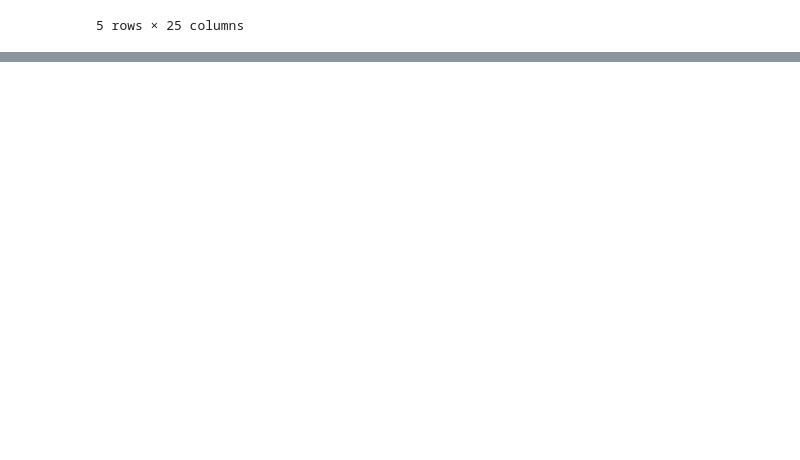
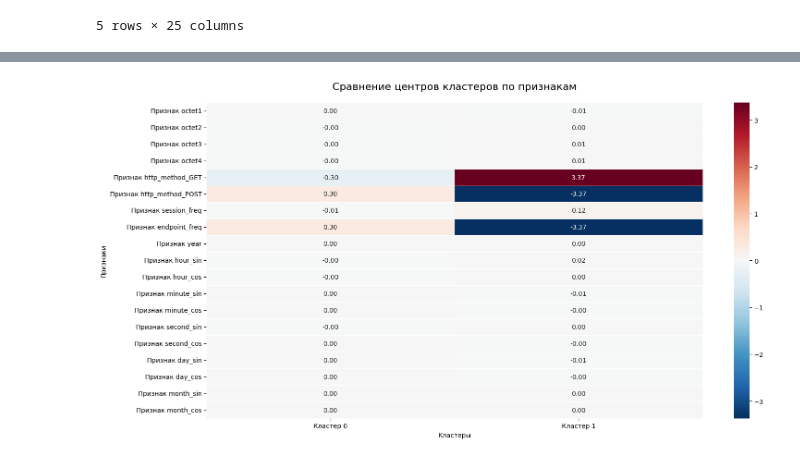
Before and after one commit to MatveyOreshkinn/Minor, a Jupyter notebook: ЛР1.ipynb, the cells around one changed output, grey strips where cells are left out. Saved outputs shown, nothing was run; the diff lists cells and outputs as text; code cells hidden in the pictures; blank space fills up the shorter version.

```diff
--- a/ЛР1.ipynb
+++ b/ЛР1.ipynb
@@ -224,0 +239,12 @@ df.head()
+# %%
+# Масштабируем
+scaler = StandardScaler()
+df_scaled = df.copy()
+
+features_to_scale = ['octet1', 'octet2', 'octet3', 'octet4', 'http_method_GET',
+       'http_method_POST', 'session_freq', 'endpoint_freq', 'year', 'hour_sin',
+       'hour_cos', 'minute_sin', 'minute_cos', 'second_sin', 'second_cos',
+       'day_sin', 'day_cos', 'month_sin', 'month_cos']
+df_scaled[features_to_scale] = scaler.fit_transform(df[features_to_scale])
+
+df_scaled.head()
@@ -224,0 +282,7 @@ df.head()
+# %%
+# оптимальное число кластеров 2
+
+kmeans = KMeans(n_clusters=2, random_state=42, n_init=10)
+
+kmeans.fit(X)
+X.head()
@@ -224,0 +296,34 @@ df.head()
+# %%
+# Создаем понятные названия признаков
+feature_names = [f'Признак {X.columns[i]}' for i in range(X.shape[1])]  # или ваши реальные названия
+
+# Получаем количество кластеров из модели
+n_clusters = kmeans.n_clusters
+
+# DataFrame с центроидами
+centroids_df = pd.DataFrame(
+    kmeans.cluster_centers_,
+    columns=feature_names,
+    index=[f'Кластер {i}' for i in range(n_clusters)]  # динамическое создание названий кластеров
+)
+
+# Тепловая карта
+plt.figure(figsize=(16, 8))
+heatmap = sns.heatmap(
+    centroids_df.T,  # транспонируем для лучшего отображения
+    annot=True,      # показываем значения
+    cmap='RdBu_r',   # красно-синяя цветовая схема
+    center=0,        # центр на 0
+    fmt='.2f',       # два знака после запятой
+    linewidths=0.5
+)
+
+plt.title('Сравнение центров кластеров по признакам', fontsize=16, pad=20)
+plt.xlabel('Кластеры')
+plt.ylabel('Признаки')
+plt.xticks(rotation=0)
+plt.yticks(rotation=0)
+plt.tight_layout()
+plt.show()
+# %% [output]
+[figure, added]
```
Also changed, not shown: parts of 6 cells of this notebook.
